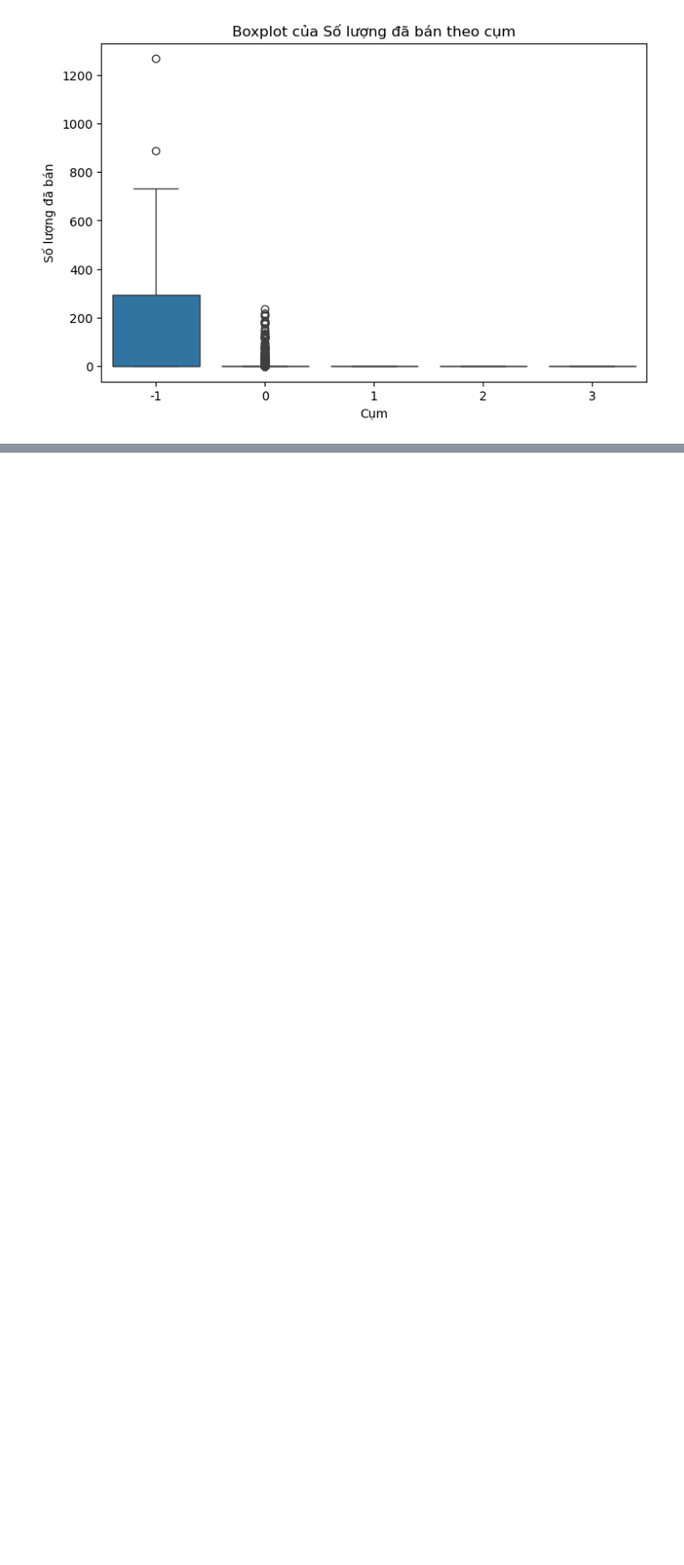
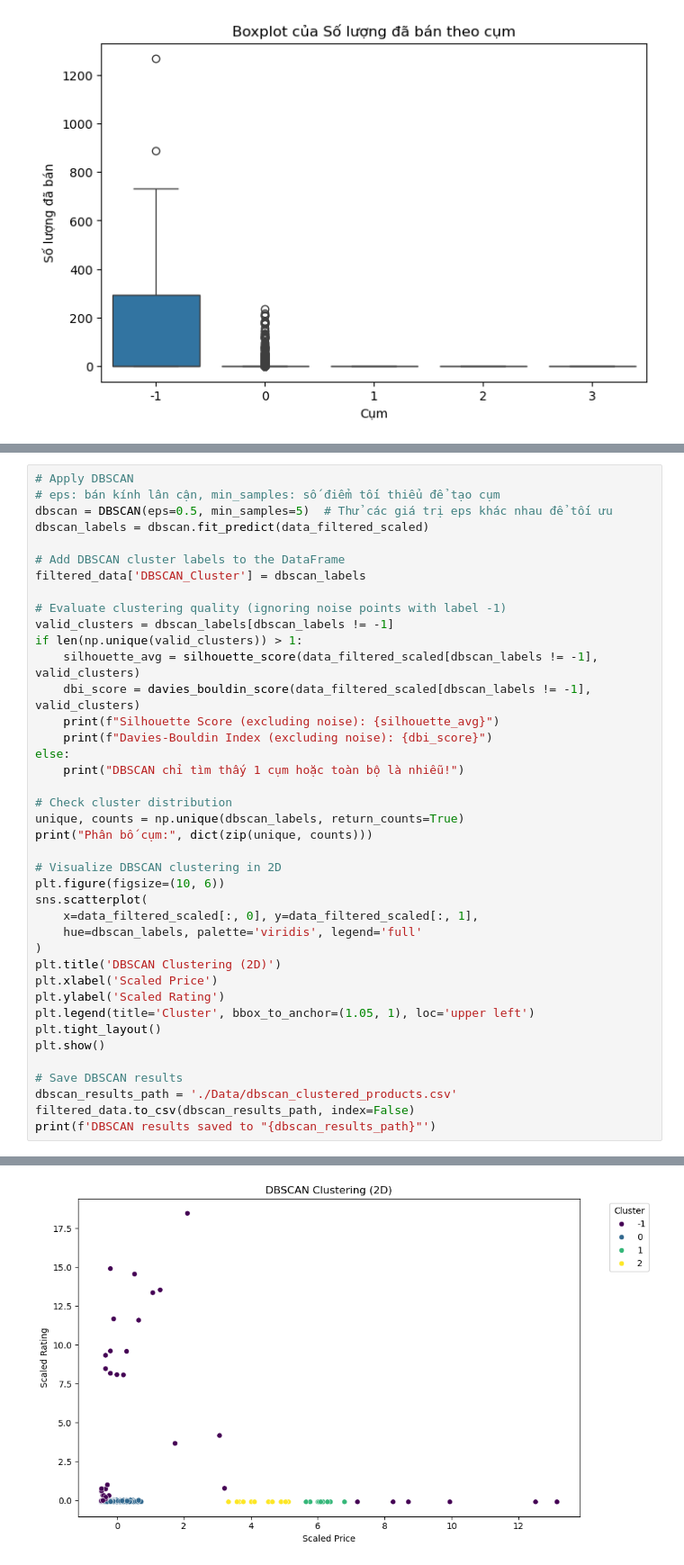
Before and after one commit to RokeMSE/22CLC-Intro2DS-Brand_Fashion_Market_SeasonalTrend_Analysis, a Jupyter notebook: Model.ipynb, the cells around one changed output, grey strips where cells are left out. Shown at 90% size. Cells and saved outputs as stored; diff of their text form; blank space fills up the shorter version.

```diff
--- a/Model.ipynb
+++ b/Model.ipynb
@@ -414,0 +395,41 @@ These results form a solid foundation for crafting data-driven business strategi
+# %%
+# Apply DBSCAN
+# eps: bán kính lân cận, min_samples: số điểm tối thiểu để tạo cụm
+dbscan = DBSCAN(eps=0.5, min_samples=5)  # Thử các giá trị eps khác nhau để tối ưu
+dbscan_labels = dbscan.fit_predict(data_filtered_scaled)
+
+# Add DBSCAN cluster labels to the DataFrame
+filtered_data['DBSCAN_Cluster'] = dbscan_labels
+
+# Evaluate clustering quality (ignoring noise points with label -1)
+valid_clusters = dbscan_labels[dbscan_labels != -1]
+if len(np.unique(valid_clusters)) > 1:
+    silhouette_avg = silhouette_score(data_filtered_scaled[dbscan_labels != -1], valid_clusters)
+    dbi_score = davies_bouldin_score(data_filtered_scaled[dbscan_labels != -1], valid_clusters)
+    print(f"Silhouette Score (excluding noise): {silhouette_avg}")
+    print(f"Davies-Bouldin Index (excluding noise): {dbi_score}")
+else:
+    print("DBSCAN chỉ tìm thấy 1 cụm hoặc toàn bộ là nhiễu!")
+
+# Check cluster distribution
+unique, counts = np.unique(dbscan_labels, return_counts=True)
+print("Phân bố cụm:", dict(zip(unique, counts)))
+
+# Visualize DBSCAN clustering in 2D
+plt.figure(figsize=(10, 6))
+sns.scatterplot(
+    x=data_filtered_scaled[:, 0], y=data_filtered_scaled[:, 1],
+    hue=dbscan_labels, palette='viridis', legend='full'
+)
+plt.title('DBSCAN Clustering (2D)')
+plt.xlabel('Scaled Price')
+plt.ylabel('Scaled Rating')
+plt.legend(title='Cluster', bbox_to_anchor=(1.05, 1), loc='upper left')
+plt.tight_layout()
+plt.show()
+
+# Save DBSCAN results
+dbscan_results_path = './Data/dbscan_clustered_products.csv'
+filtered_data.to_csv(dbscan_results_path, index=False)
+print(f'DBSCAN results saved to "{dbscan_results_path}"')
+# %% [output]
@@ -414,0 +439 @@ These results form a solid foundation for crafting data-driven business strategi
+[figure, added]
```
Also changed, not shown: parts of 10 cells of this notebook, 1 other file.
